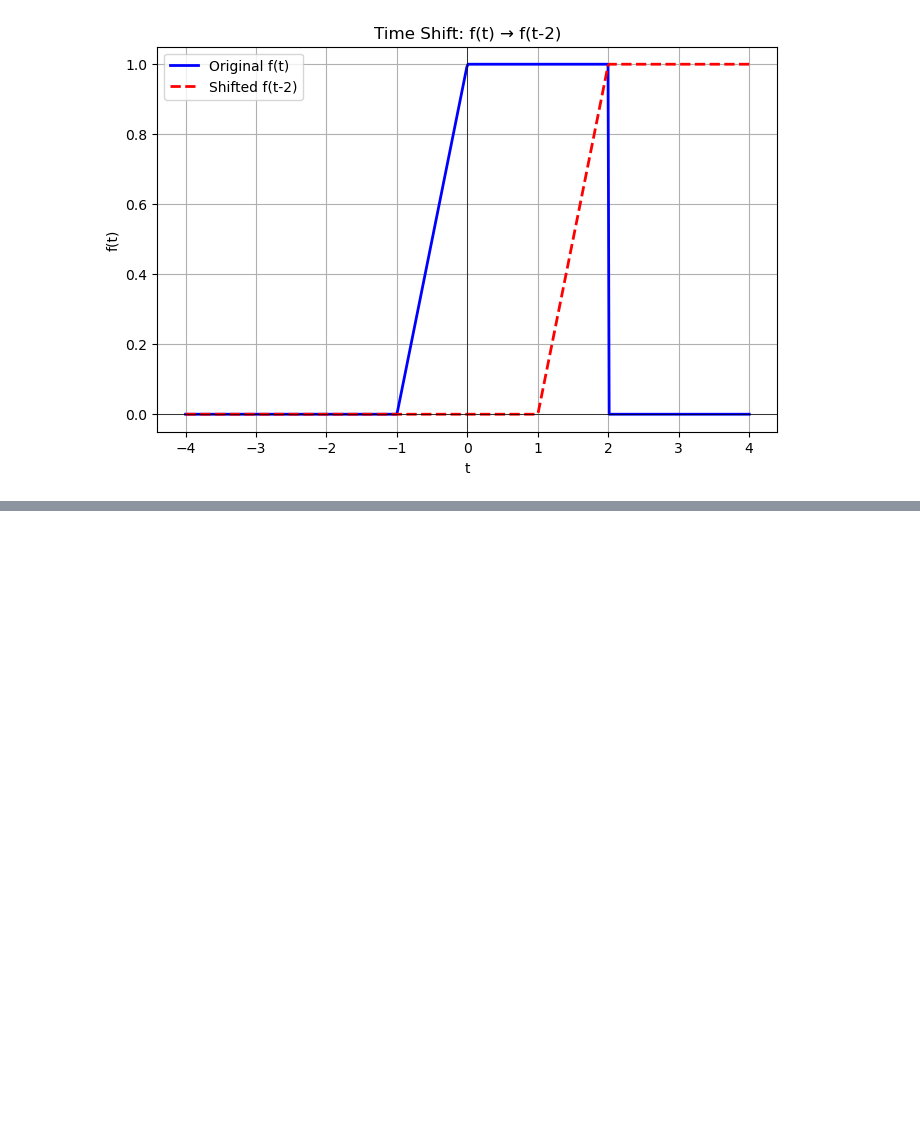
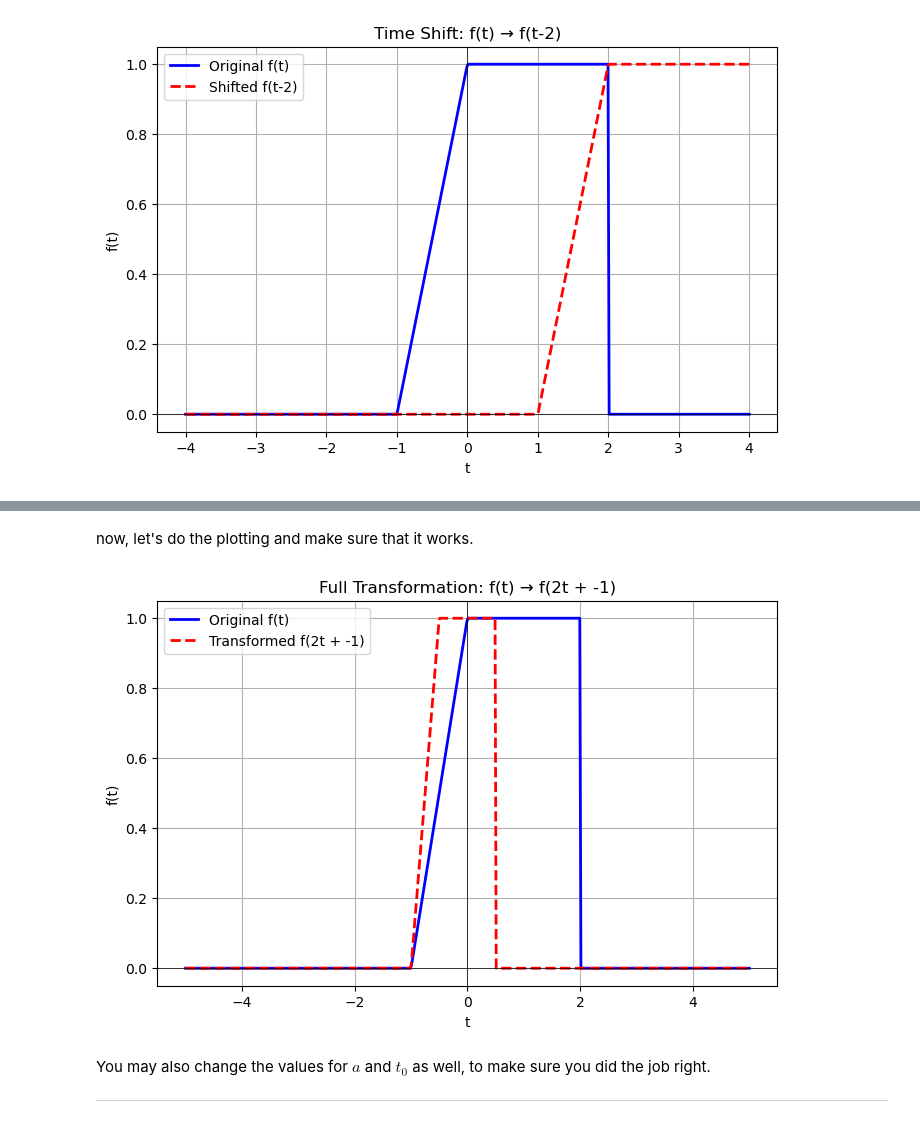
Before and after one commit to AmirHossienAfshar/signals-and-systems, a Jupyter notebook: independent_variable_transformation.ipynb, the cells around one changed output, grey strips where cells are left out. Saved outputs shown, nothing was run; the diff lists cells and outputs as text; code cells hidden in the pictures; blank space fills up the shorter version.

```diff
--- a/independent_variable_transformation.ipynb
+++ b/independent_variable_transformation.ipynb
@@ -136,0 +242,41 @@ $t_0$ value to check
+# %%
+def prioritizer(f, t_values, a, t0):
+    """Applies the full transformation: f(t) → f(at + t0)"""
+    shifted_values = time_shifter(f, t_values, t0)
+    scaled_values = time_scaler(lambda t: base_function(t - t0), t_values, a)
+    return scaled_values
+# %% [markdown]
+now, let's do the plotting and make sure that it works.
+# %%
+t_values = np.linspace(-5, 5, 500)
+
+# Compute original function values
+f_values = np.array([base_function(t) for t in t_values])
+
+# Example transformation parameters
+a = 2   # Time scaling factor
+t0 = -1  # Time shift
+
+# Apply full transformation using `prioritizer`
+transformed_f_values = prioritizer(base_function, t_values, a, t0)
+
+# Plot original and transformed functions
+plt.figure(figsize=(8, 5))
+plt.plot(t_values, f_values, label="Original f(t)", linewidth=2, color="blue")
+plt.plot(t_values, transformed_f_values, label=f"Transformed f({a}t + {t0})", linestyle="dashed", linewidth=2, color="red")
+
+# Labels and grid
+plt.xlabel("t")
+plt.ylabel("f(t)")
+plt.title(f"Full Transformation: f(t) → f({a}t + {t0})")
+plt.grid(True)
+plt.axhline(0, color='black', linewidth=0.5)
+plt.axvline(0, color='black', linewidth=0.5)
+plt.legend()
+plt.show()
+# %% [output]
+[figure, added]
+# %% [markdown]
+You may also change the values for $a$ and $t_0$ as well, to make sure you did the job right.
+
+---
```
Also changed, not shown: parts of 13 cells of this notebook.
